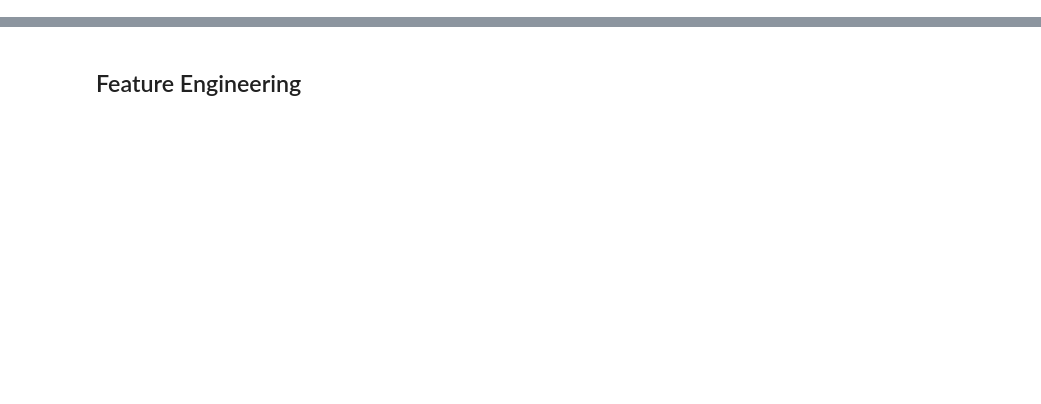
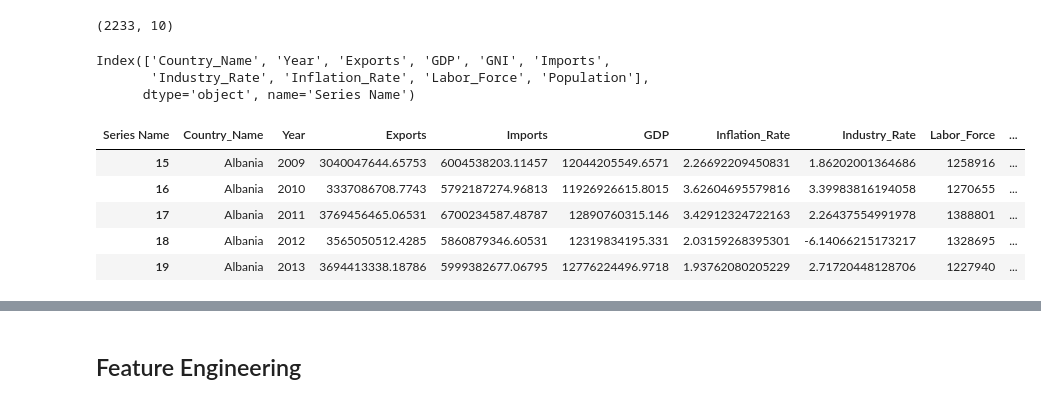
Before and after one commit to koto253/Data_Science_Portfolio, a Jupyter notebook: Data_Preparation_Cleaning/cleaning_gdp_dataset.ipynb, the cells around one changed output, grey strips where cells are left out. Saved outputs shown, nothing was run; the diff lists cells and outputs as text; code cells hidden in the pictures; blank space fills up the shorter version.

```diff
--- a/Data_Preparation_Cleaning/cleaning_gdp_dataset.ipynb
+++ b/Data_Preparation_Cleaning/cleaning_gdp_dataset.ipynb
@@ -116,0 +87,3 @@ np.int64(0)
+# %%
+renamed_df['Year'] = renamed_df['Year'].str.split(' ', expand=True)[0]
+renamed_df.head(2)
@@ -116,0 +173,21 @@ np.int64(0)
+# %%
+renamed_df.shape
+# %% [output]
+(2233, 10)
+# %%
+renamed_df.columns
+# %% [output]
+Index(['Country_Name', 'Year', 'Exports', 'GDP', 'GNI', 'Imports',
+       'Industry_Rate', 'Inflation_Rate', 'Labor_Force', 'Population'],
+      dtype='object', name='Series Name')
+# %%
+cleaned_df = renamed_df[['Country_Name', 'Year', 'Exports', 'Imports', 'GDP', 'Inflation_Rate',
+                         'Industry_Rate', 'Labor_Force', 'Population']]
+cleaned_df.head()
+# %% [output]
+| Series Name | Country_Name | Year | Exports | Imports | GDP | Inflation_Rate | Industry_Rate | Labor_Force | ... |
+| 15 | Albania | 2009 | 3040047644.65753 | 6004538203.11457 | 12044205549.6571 | 2.26692209450831 | 1.86202001364686 | 1258916 | ... |
+| 16 | Albania | 2010 | 3337086708.7743 | 5792187274.96813 | 11926926615.8015 | 3.62604695579816 | 3.39983816194058 | 1270655 | ... |
+| 17 | Albania | 2011 | 3769456465.06531 | 6700234587.48787 | 12890760315.146 | 3.42912324722163 | 2.26437554991978 | 1388801 | ... |
+| 18 | Albania | 2012 | 3565050512.4285 | 5860879346.60531 | 12319834195.331 | 2.03159268395301 | -6.14066215173217 | 1328695 | ... |
+| 19 | Albania | 2013 | 3694413338.18786 | 5999382677.06795 | 12776224496.9718 | 1.93762080205229 | 2.71720448128706 | 1227940 | ... |
```
Also changed, not shown: parts of 40 cells of this notebook.
